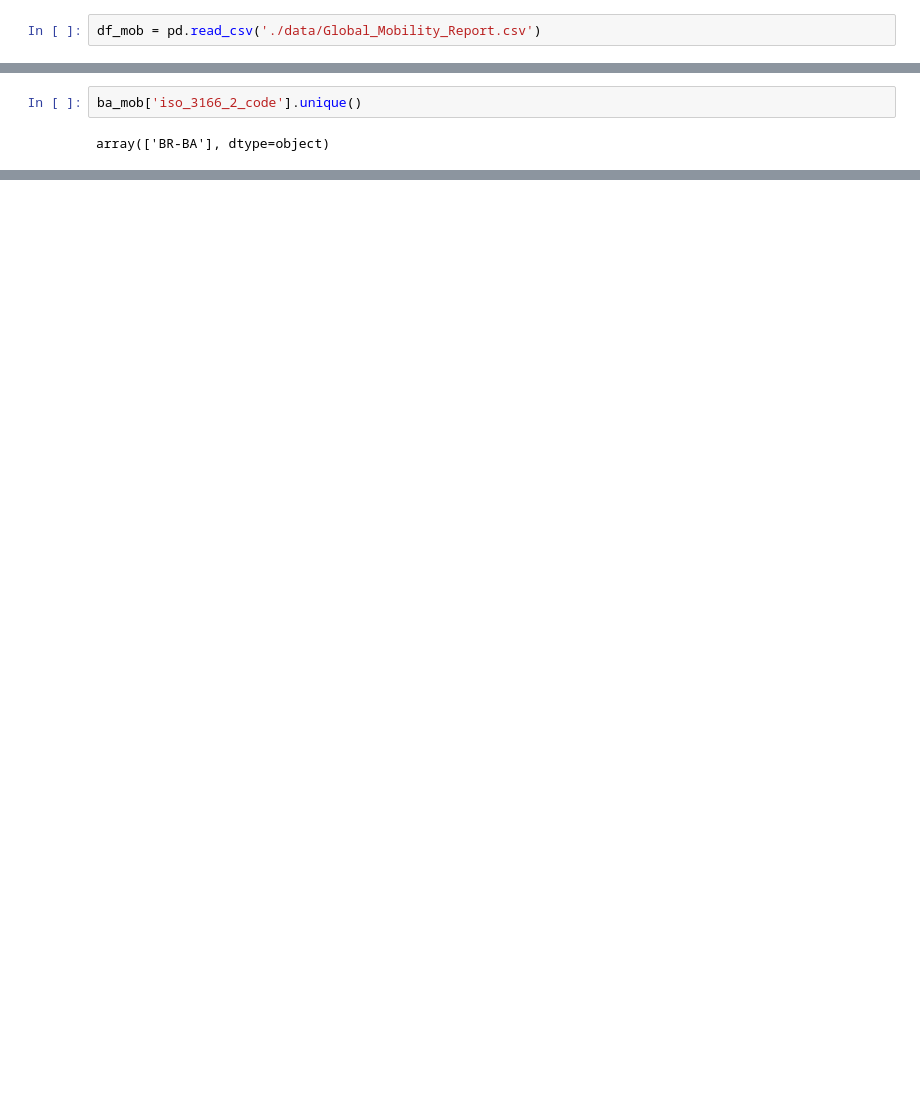
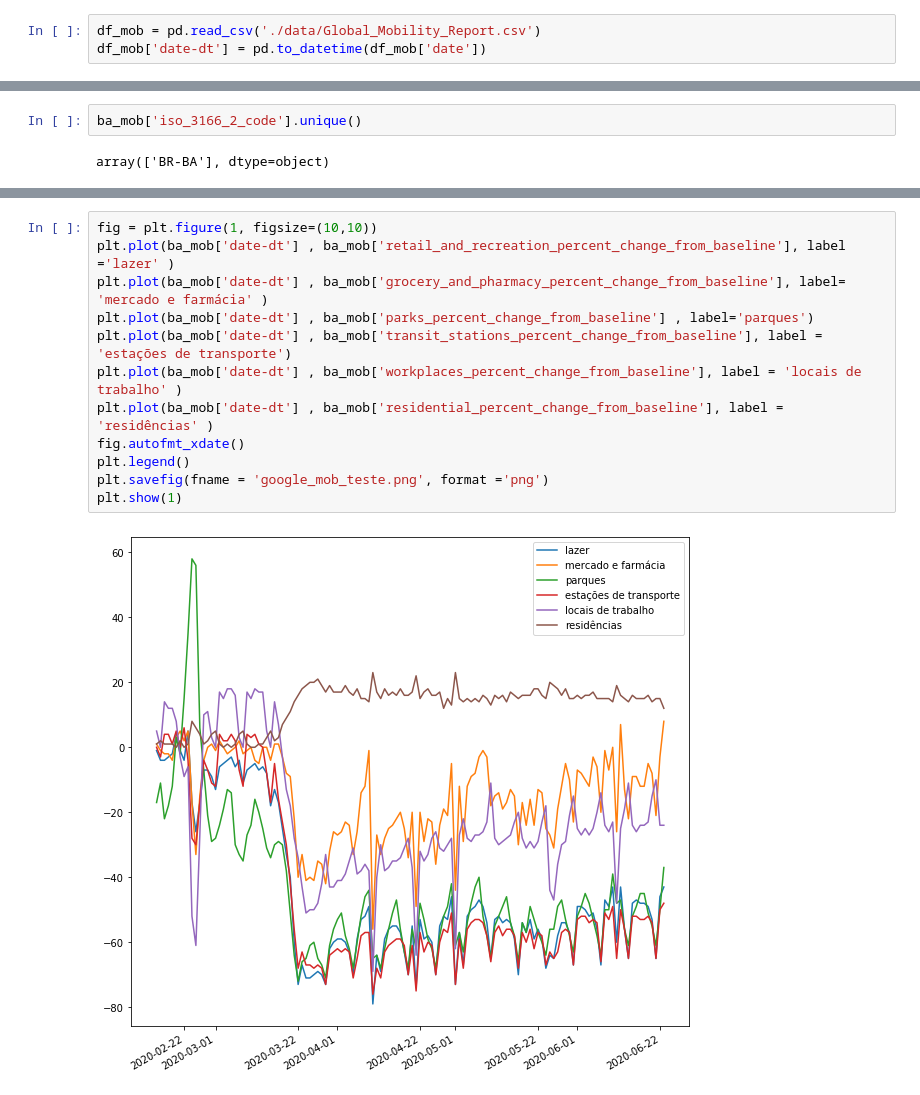
Before and after one commit to 255ribeiro/graficos_covid, a Jupyter notebook: mobilidade.ipynb, the cells around one changed output, grey strips where cells are left out. Saved outputs shown, nothing was run; the diff lists cells and outputs as text; blank space fills up the shorter version.

Commit message:
imagen teste google mobile

```diff
--- a/mobilidade.ipynb
+++ b/mobilidade.ipynb
@@ -3,5 +11,6 @@ import pandas as pd
 # %%
 df_mob = pd.read_csv('./data/Global_Mobility_Report.csv')
+df_mob['date-dt'] = pd.to_datetime(df_mob['date'])
 # %%
 df_mob.info()
 # %% [output]
@@ -107,0 +128,14 @@ array(['BR-BA'], dtype=object)
+# %%
+fig = plt.figure(1, figsize=(10,10))
+plt.plot(ba_mob['date-dt'] , ba_mob['retail_and_recreation_percent_change_from_baseline'], label ='lazer' )
+plt.plot(ba_mob['date-dt'] , ba_mob['grocery_and_pharmacy_percent_change_from_baseline'], label= 'mercado e farmácia' )
+plt.plot(ba_mob['date-dt'] , ba_mob['parks_percent_change_from_baseline'] , label='parques')
+plt.plot(ba_mob['date-dt'] , ba_mob['transit_stations_percent_change_from_baseline'], label = 'estações de transporte')
+plt.plot(ba_mob['date-dt'] , ba_mob['workplaces_percent_change_from_baseline'], label = 'locais de trabalho' )
+plt.plot(ba_mob['date-dt'] , ba_mob['residential_percent_change_from_baseline'], label = 'residências' )
+fig.autofmt_xdate()
+plt.legend()
+plt.savefig(fname = 'google_mob_teste.png', format ='png')
+plt.show(1)
+# %% [output]
+[figure, added]
```
Also changed, not shown: parts of 8 cells of this notebook, 1 other file.
